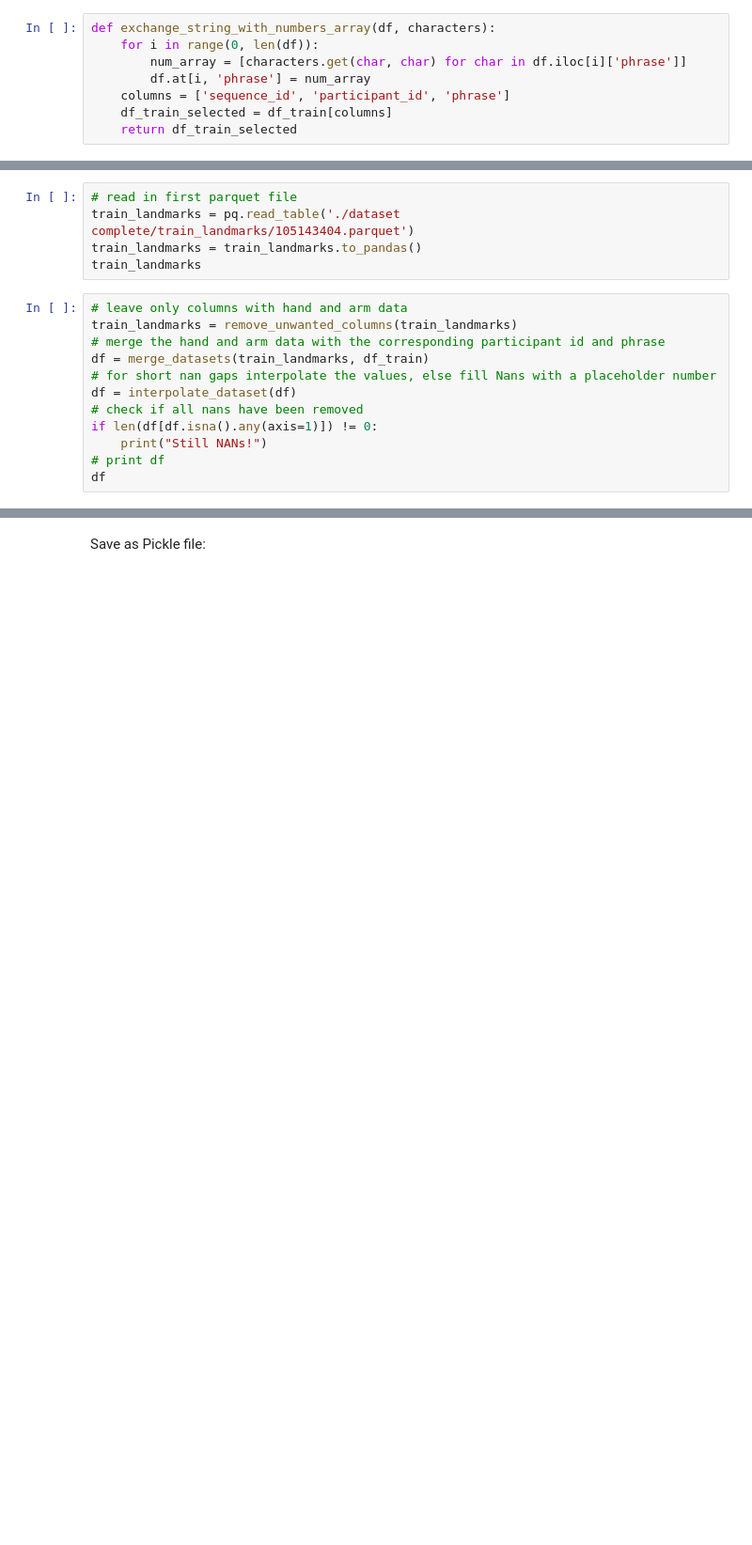
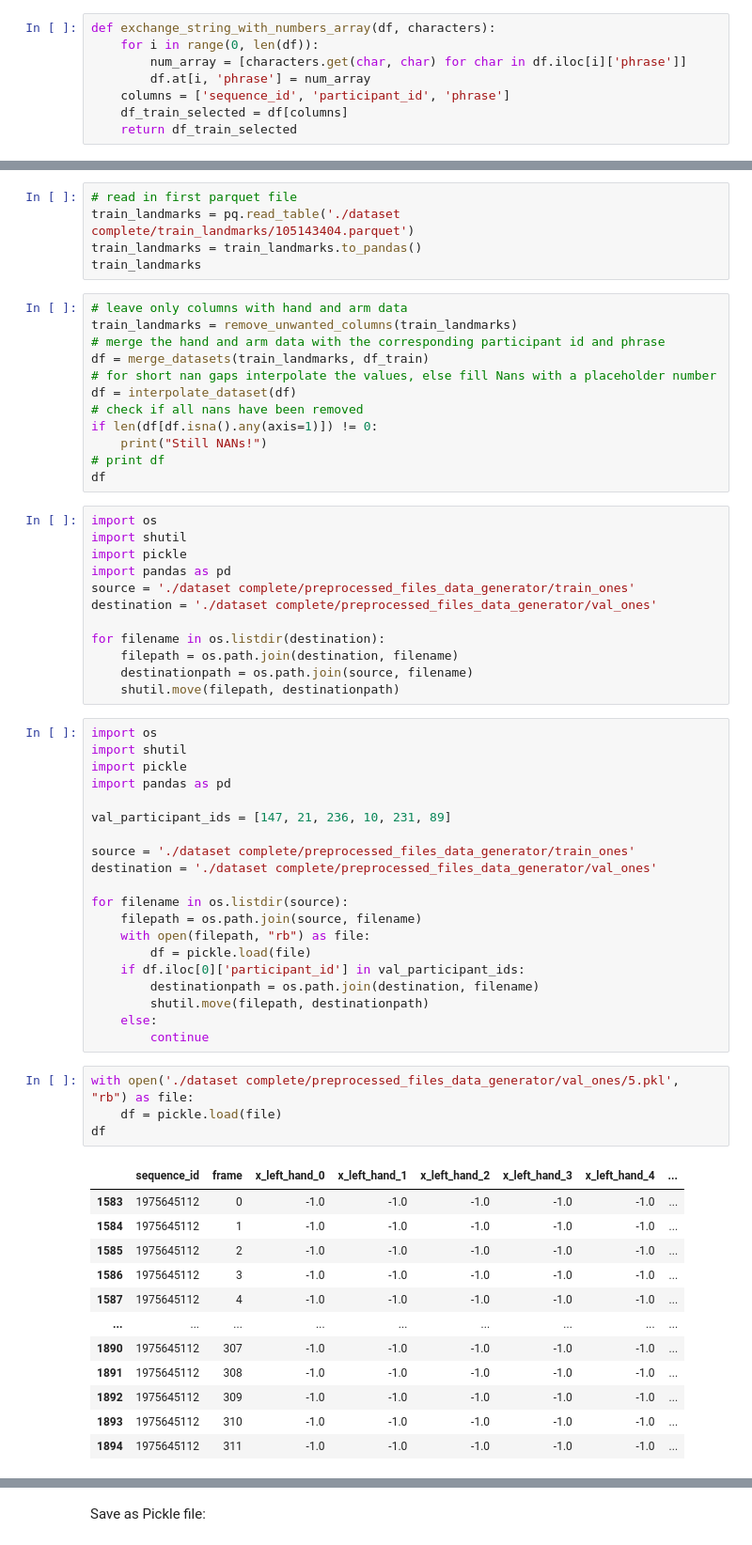
Before and after one commit to 4nn1k4/ASL-Fingerspelling-Translation, a Jupyter notebook: Data Inspection.ipynb, the cells around one changed output, grey strips where cells are left out. Shown: that part at 94% size. Saved outputs shown, nothing was run; the diff lists cells and outputs as text; blank space fills up the shorter version.

```diff
--- a/Data Inspection.ipynb
+++ b/Data Inspection.ipynb
@@ -238,7 +238,7 @@ def exchange_string_with_numbers_array(df, characters):
         num_array = [characters.get(char, char) for char in df.iloc[i]['phrase']]
         df.at[i, 'phrase'] = num_array
     columns = ['sequence_id', 'participant_id', 'phrase']
-    df_train_selected = df_train[columns]
+    df_train_selected = df[columns]
     return df_train_selected
 # %% [markdown]
 ## Merge datasets
@@ -341,3 +397,52 @@ if len(df[df.isna().any(axis=1)]) != 0:
     print("Still NANs!")
 # print df
 df
+# %%
+import os
+import shutil
+import pickle
+import pandas as pd
+source = './dataset complete/preprocessed_files_data_generator/train_ones'
+destination = './dataset complete/preprocessed_files_data_generator/val_ones'
+
+for filename in os.listdir(destination):
+    filepath = os.path.join(destination, filename)
+    destinationpath = os.path.join(source, filename)
+    shutil.move(filepath, destinationpath)
+# %%
+import os
+import shutil
+import pickle
+import pandas as pd
+
+val_participant_ids = [147, 21, 236, 10, 231, 89]
+
+source = './dataset complete/preprocessed_files_data_generator/train_ones'
+destination = './dataset complete/preprocessed_files_data_generator/val_ones'
+
+for filename in os.listdir(source):
+    filepath = os.path.join(source, filename)
+    with open(filepath, "rb") as file:
+        df = pickle.load(file)
+    if df.iloc[0]['participant_id'] in val_participant_ids:
+        destinationpath = os.path.join(destination, filename)
+        shutil.move(filepath, destinationpath)
+    else:
+        continue
+# %%
+with open('./dataset complete/preprocessed_files_data_generator/val_ones/5.pkl', "rb") as file:
+    df = pickle.load(file)
+df
+# %% [output]
+|  | sequence_id | frame | x_left_hand_0 | x_left_hand_1 | x_left_hand_2 | x_left_hand_3 | x_left_hand_4 | ... |
+| 1583 | 1975645112 | 0 | -1.0 | -1.0 | -1.0 | -1.0 | -1.0 | ... |
+| 1584 | 1975645112 | 1 | -1.0 | -1.0 | -1.0 | -1.0 | -1.0 | ... |
+| 1585 | 1975645112 | 2 | -1.0 | -1.0 | -1.0 | -1.0 | -1.0 | ... |
+| 1586 | 1975645112 | 3 | -1.0 | -1.0 | -1.0 | -1.0 | -1.0 | ... |
+| 1587 | 1975645112 | 4 | -1.0 | -1.0 | -1.0 | -1.0 | -1.0 | ... |
+| ... | ... | ... | ... | ... | ... | ... | ... | ... |
+| 1890 | 1975645112 | 307 | -1.0 | -1.0 | -1.0 | -1.0 | -1.0 | ... |
+| 1891 | 1975645112 | 308 | -1.0 | -1.0 | -1.0 | -1.0 | -1.0 | ... |
+| 1892 | 1975645112 | 309 | -1.0 | -1.0 | -1.0 | -1.0 | -1.0 | ... |
+| 1893 | 1975645112 | 310 | -1.0 | -1.0 | -1.0 | -1.0 | -1.0 | ... |
+| 1894 | 1975645112 | 311 | -1.0 | -1.0 | -1.0 | -1.0 | -1.0 | ... |
```
Also changed, not shown: parts of 23 cells of this notebook, 2 other files.
